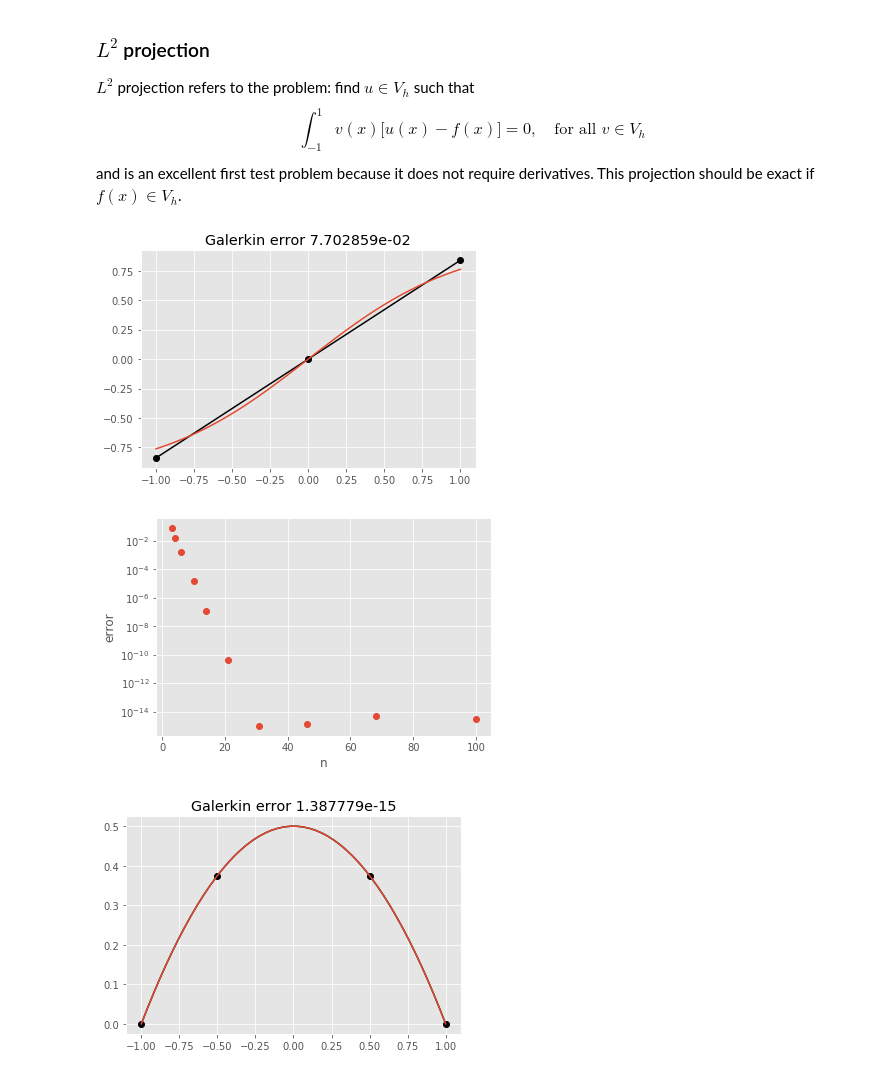
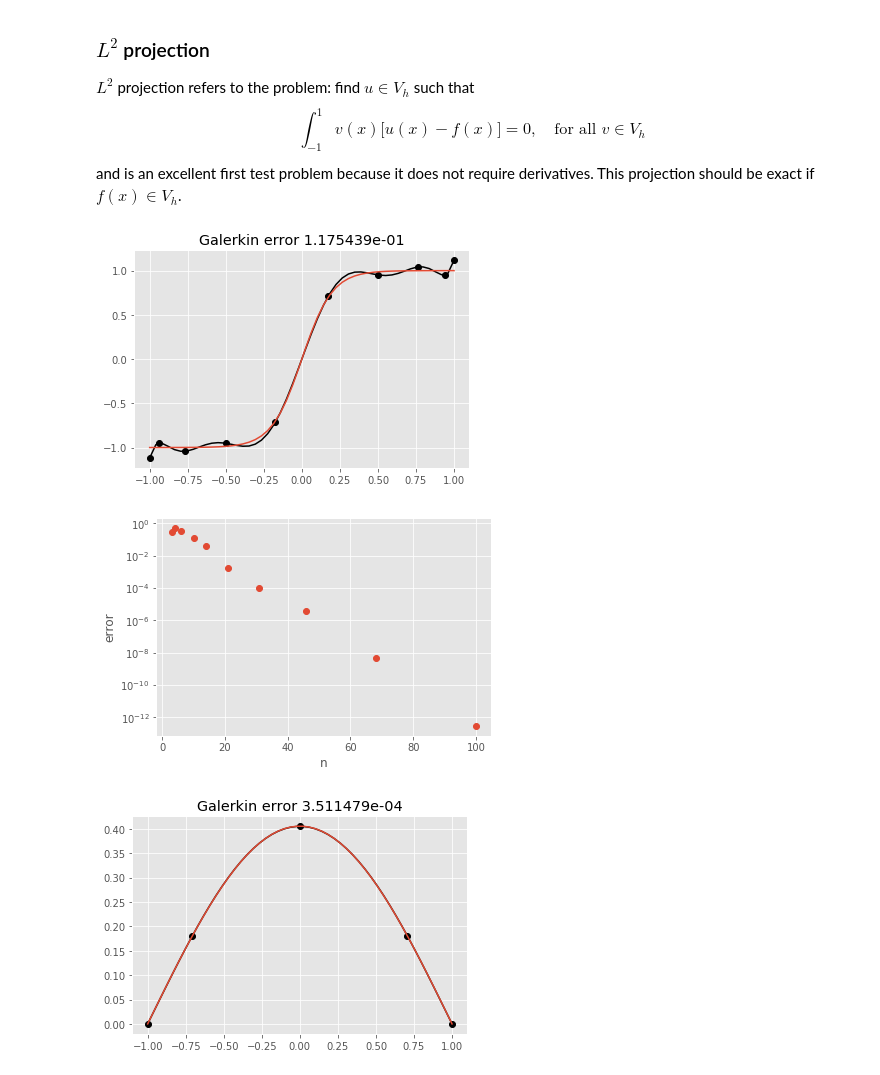
Before and after one commit to tkonolige/class-1, a Jupyter notebook: FEM.ipynb, the cells around one changed output. Drawn from its saved outputs; the diff is of its cells as text; code cells hidden in the pictures.

```diff
--- a/FEM.ipynb
+++ b/FEM.ipynb
@@ -139,13 +139,13 @@ def vander_legendre_deriv(x, n=None):
     return P, dP
 
 def quad_gauss_legendre(n, verbose=False):
-    q = numpy.cos(numpy.linspace(-1+.5/(n-1), -.5/(n-1), n) * numpy.pi)
+    q = numpy.cos(numpy.linspace(-1+.5/n, -.5/n, n) * numpy.pi)
     for i in range(20):
         P, dP = vander_legendre_deriv(q, n+1)
         Pn = P[:,-1]
         dPn = dP[:,-1]
         if verbose:
-            print('{:10e} {}'.format(numpy.linalg.norm(Pn), q))
+            print('[{:d}] {:10e} {}'.format(i, numpy.linalg.norm(Pn), q))
         if numpy.linalg.norm(Pn) < 1e-12:
             break
         q -= Pn / dPn
@@ -155,7 +155,7 @@ def quad_gauss_legendre(n, verbose=False):
         print('|w1 - w2| = {:10e}'.format(numpy.linalg.norm(w1 - w2)))
     return q, w2
 
-quad_gauss_legendre(4, verbose=True)
+quad_gauss_legendre(3, verbose=True)
 plot_quad_accuracy([(numpy.exp, numpy.exp),
                     poly([1,2,3,4,5])],
                    quad_gauss_legendre)
@@ -176,7 +177,8 @@ We will define the finite element solution $u_h \in V_h$ by the Lagrange interpo
 def cosspace(a, b, n=50):
     return (a + b)/2 + (b - a)/2 * (numpy.cos(numpy.linspace(-numpy.pi, 0, n)))
 
-x = numpy.linspace(-1, 1, 4)
+x = numpy.linspace(-1, 1, 10)
+x = cosspace(-1, 1, 4)
 
 def febasis(x, q):
     B = numpy.zeros((len(q), len(x)))
@@ -213,25 +215,27 @@ and is an excellent first test problem because it does not require derivatives.
 # %%
 def L2_galerkin(n, f):
     x = cosspace(-1, 1, n)
     q, w = quad_gauss_legendre(n)
     B, D = febasis(x, q)
     rhs = B.T @ (w * f(q))
     A = B.T * w @ B
     u = numpy.linalg.solve(A, rhs)
     return x, u
 
 def plot_galerkin(x, u, f):
     q = numpy.linspace(-1, 1)
     B, _ = febasis(x, q)
     pyplot.plot(x, u, 'ok')
     pyplot.plot(q, B@u, '-k')
     pyplot.plot(q, f(q))
     pyplot.title('Galerkin error {:8e}'.format(numpy.linalg.norm(B@u - f(q), numpy.inf)))
 
-x, u = L2_galerkin(3, numpy.tanh)
-plot_galerkin(x, u, numpy.tanh)
+def tanh5(x):
+    return numpy.tanh(5*x)
+x, u = L2_galerkin(10, tanh5)
+plot_galerkin(x, u, tanh5)
 # %% [output]
-[figure, old version]
+[figure, new version]
 # %%
 def L2_galerkin_convergence(f):
     ns = numpy.logspace(.5, 2, 10, dtype=int)
@@ -243,9 +247,9 @@ def L2_galerkin_convergence(f):
     pyplot.xlabel('n')
     pyplot.ylabel('error')
 
-L2_galerkin_convergence(numpy.tanh)
+L2_galerkin_convergence(tanh5)
 # %% [output]
-[figure, old version]
+[figure, new version]
 # %%
 def laplace_galerkin(n, f):
     x = cosspace(-1, 1, n)
@@ -262,7 +266,7 @@ def laplace_galerkin(n, f):
     u = numpy.linalg.solve(A, rhs)
     return x, u
 
-x, u = laplace_galerkin(4, lambda x:0*x+1)
-plot_galerkin(x, u, lambda x:.5*(1 - x**2))
+x, u = laplace_galerkin(5, lambda x: numpy.cos(x*numpy.pi/2))
+plot_galerkin(x, u, lambda x: numpy.cos(x*numpy.pi/2)*(2/numpy.pi)**2)
 # %% [output]
-[figure, old version]
+[figure, new version]
```
Also changed, not shown: parts of 26 cells of this notebook, 1 other file.
